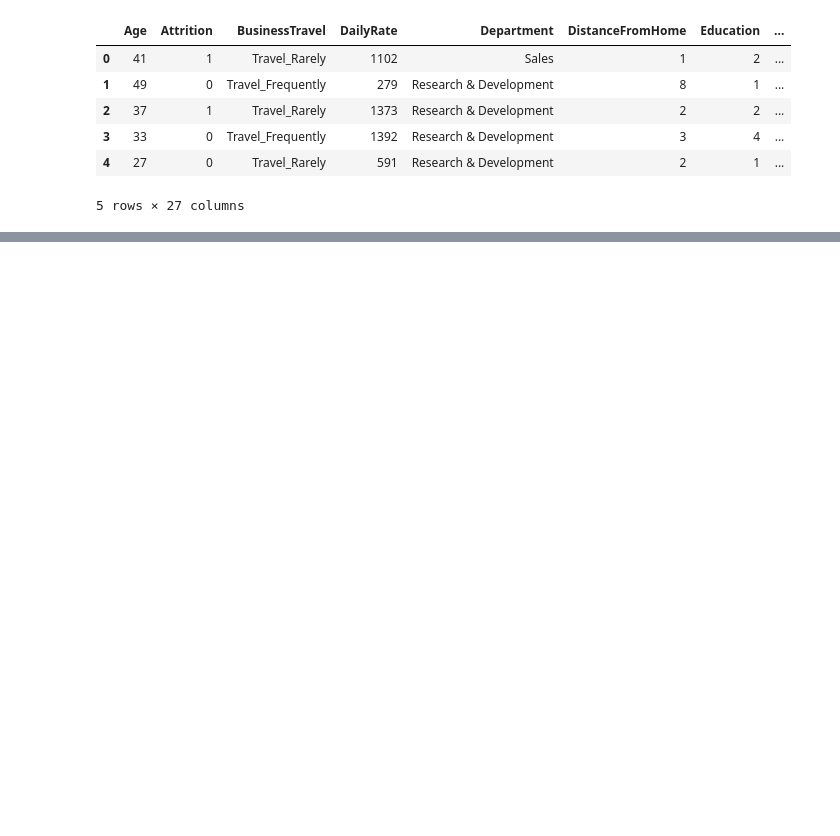
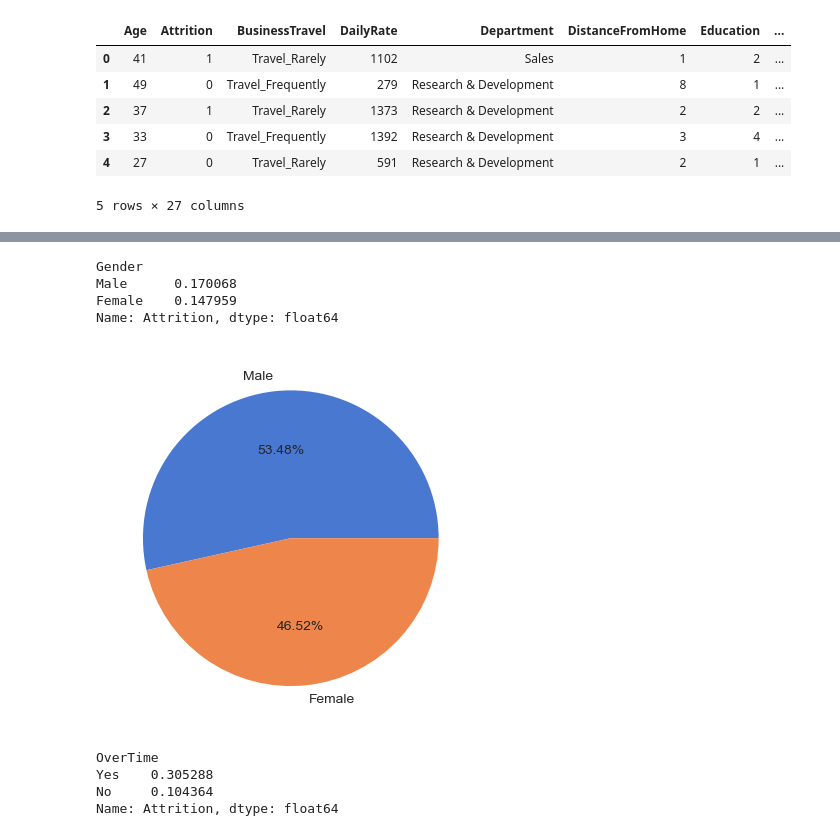
Before and after one commit to marcpalumbo/Great_Resignation_Analysis, a Jupyter notebook: Attrition_Visualization.ipynb, the cells around one changed output, grey strips where cells are left out. Saved outputs shown, nothing was run; the diff lists cells and outputs as text; code cells hidden in the pictures; blank space fills up the shorter version.

Commit message:
update more visual pie charts of attrition.

```diff
--- a/Attrition_Visualization.ipynb
+++ b/Attrition_Visualization.ipynb
@@ -115,0 +113,24 @@ fig.set_size_inches(10,10)
+# %%
+# Attrition Pie Chart by Gender
+df.groupby('Gender')['Attrition'].agg(np.mean).sort_values(ascending=False)
+# %% [output]
+Gender
+Male      0.170068
+Female    0.147959
+Name: Attrition, dtype: float64
+# %%
+#Males are more likely to experience attrition in comparison to females
+exp_val=[0.170068,0.147959]
+exp_label=['Male','Female']
+palette_color = sns.color_palette('muted')
+plt.pie(exp_val,labels=exp_label,radius=1,colors=palette_color,autopct='%0.2f%%');
+# %% [output]
+[figure, added]
+# %%
+# Attrition Pie Chart by Overtime
+df.groupby('OverTime')['Attrition'].agg(np.mean).sort_values(ascending=False)
+# %% [output]
+OverTime
+Yes    0.305288
+No     0.104364
+Name: Attrition, dtype: float64
```
Also changed, not shown: parts of 8 cells of this notebook.
